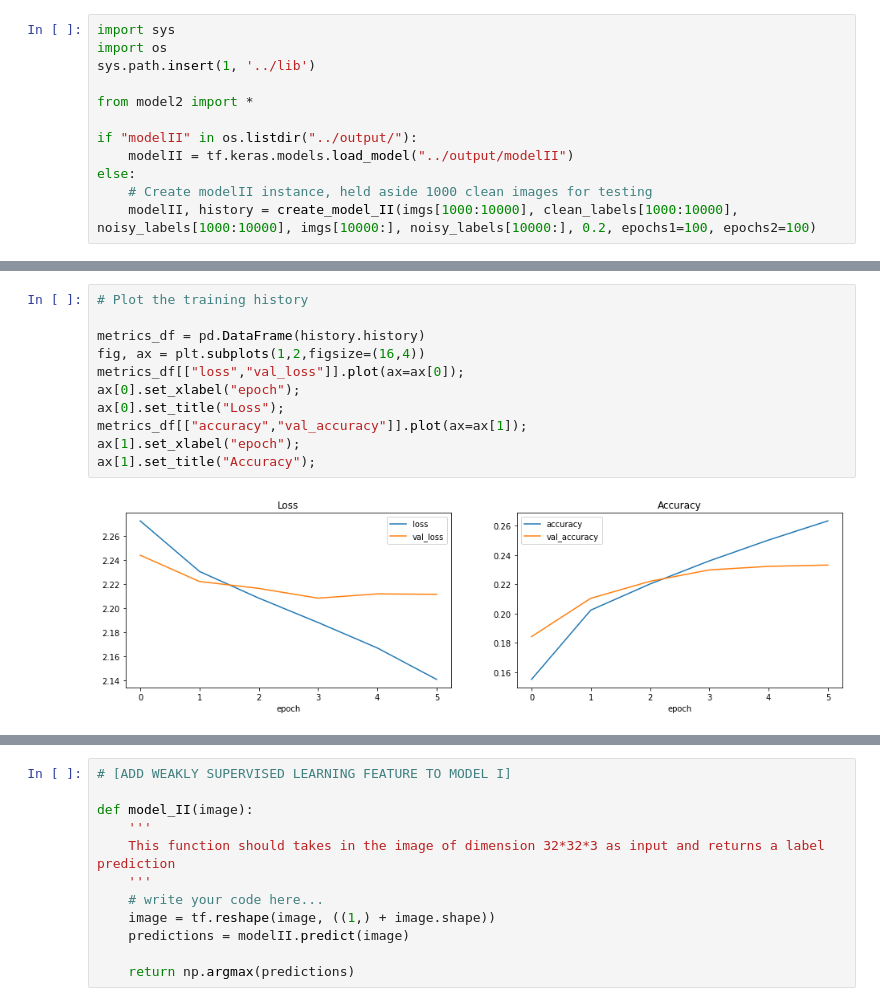
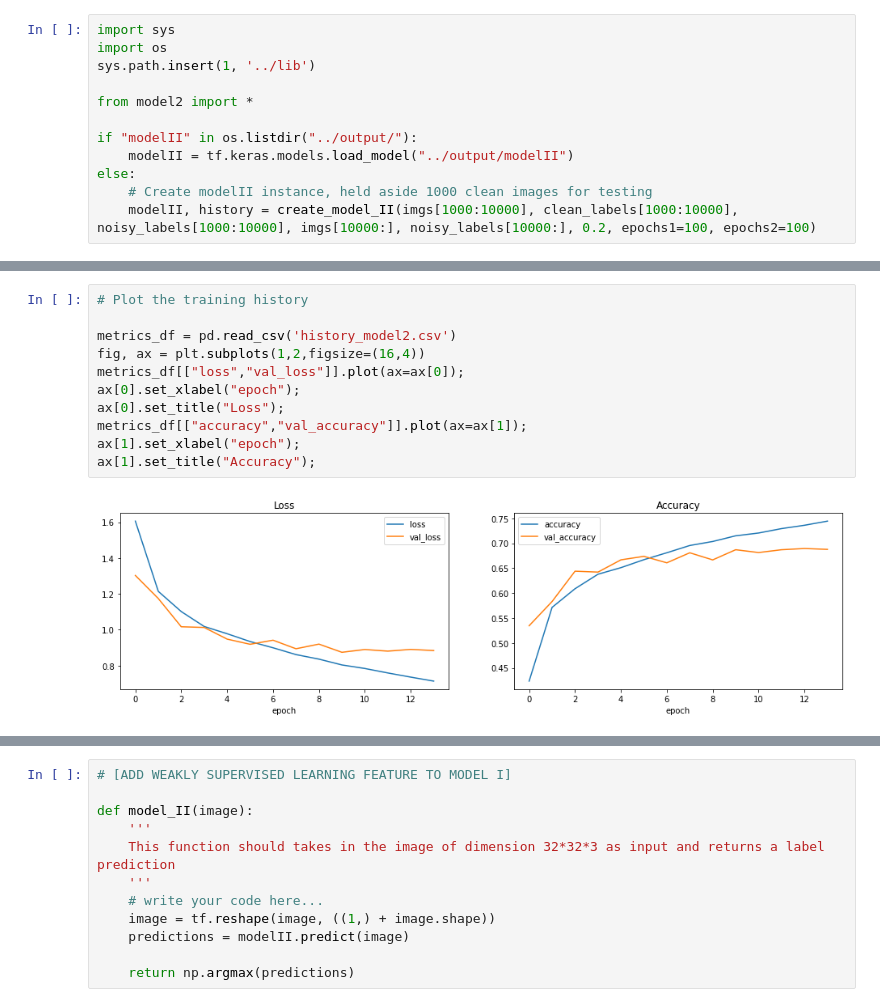
Before and after one commit to TZstatsADS/spring-2022-prj3-group11, a Jupyter notebook: doc/main.ipynb, the cells around one changed output, grey strips where cells are left out. Saved outputs shown, nothing was run; the diff lists cells and outputs as text.

```diff
--- a/doc/main.ipynb
+++ b/doc/main.ipynb
@@ -266,16 +266,16 @@ _________________________________________________________________
 # %%
 # Plot the training history
 
-metrics_df = pd.DataFrame(history.history)
+metrics_df = pd.read_csv('history_model2.csv')
 fig, ax = plt.subplots(1,2,figsize=(16,4))
 metrics_df[["loss","val_loss"]].plot(ax=ax[0]);
 ax[0].set_xlabel("epoch");
 ax[0].set_title("Loss");
 metrics_df[["accuracy","val_accuracy"]].plot(ax=ax[1]);
 ax[1].set_xlabel("epoch");
 ax[1].set_title("Accuracy");
 # %% [output]
-[figure, old version]
+[figure, new version]
 # %%
 test_model_II(imgs[:1000], clean_labels[:1000], modelII)
 # %% [output]
```
Also changed, not shown: parts of 8 cells of this notebook, 2 other files.
